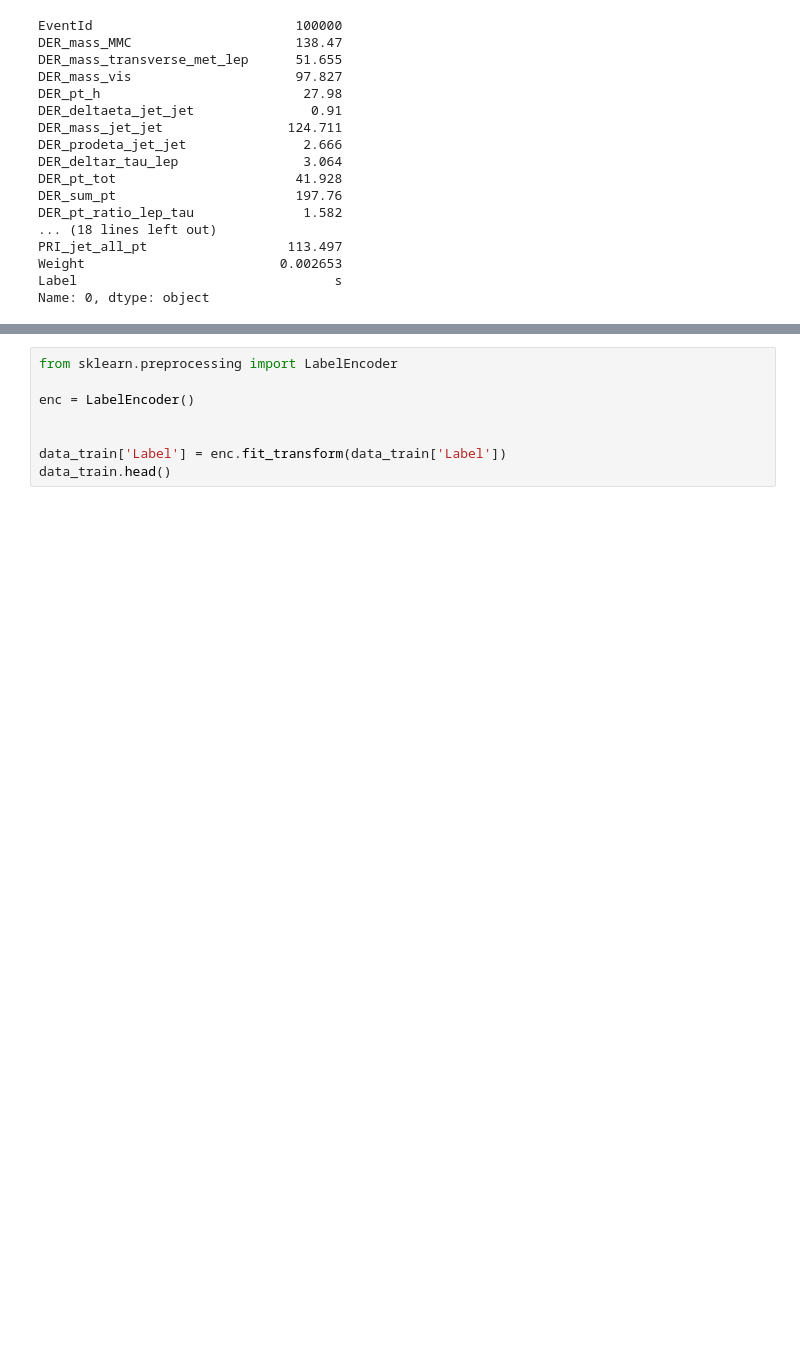
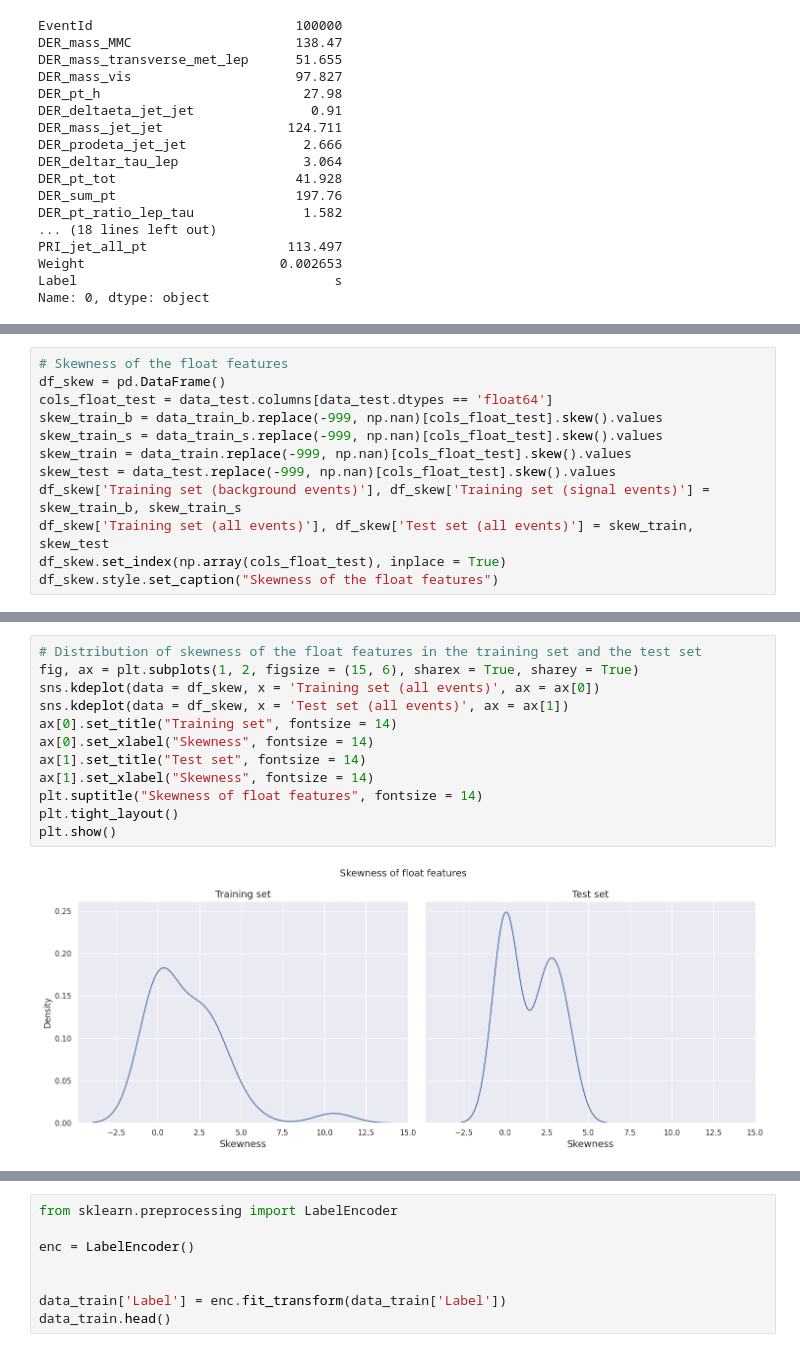
Before and after one commit to AAA530/Higgs_boson_classification, a Jupyter notebook: AI_project_higgs_boson.ipynb, the cells around one changed output, grey strips where cells are left out. Saved outputs shown, nothing was run; the diff lists cells and outputs as text; blank space fills up the shorter version.

```diff
--- a/AI_project_higgs_boson.ipynb
+++ b/AI_project_higgs_boson.ipynb
@@ -129,0 +352,12 @@ Name: 0, dtype: object
+# %%
+# Skewness of the float features
+df_skew = pd.DataFrame()
+cols_float_test = data_test.columns[data_test.dtypes == 'float64']
+skew_train_b = data_train_b.replace(-999, np.nan)[cols_float_test].skew().values
+skew_train_s = data_train_s.replace(-999, np.nan)[cols_float_test].skew().values
+skew_train = data_train.replace(-999, np.nan)[cols_float_test].skew().values
+skew_test = data_test.replace(-999, np.nan)[cols_float_test].skew().values
+df_skew['Training set (background events)'], df_skew['Training set (signal events)'] = skew_train_b, skew_train_s
+df_skew['Training set (all events)'], df_skew['Test set (all events)'] = skew_train, skew_test
+df_skew.set_index(np.array(cols_float_test), inplace = True)
+df_skew.style.set_caption("Skewness of the float features")
@@ -129,0 +383,14 @@ Name: 0, dtype: object
+# %%
+# Distribution of skewness of the float features in the training set and the test set
+fig, ax = plt.subplots(1, 2, figsize = (15, 6), sharex = True, sharey = True)
+sns.kdeplot(data = df_skew, x = 'Training set (all events)', ax = ax[0])
+sns.kdeplot(data = df_skew, x = 'Test set (all events)', ax = ax[1])
+ax[0].set_title("Training set", fontsize = 14)
+ax[0].set_xlabel("Skewness", fontsize = 14)
+ax[1].set_title("Test set", fontsize = 14)
+ax[1].set_xlabel("Skewness", fontsize = 14)
+plt.suptitle("Skewness of float features", fontsize = 14)
+plt.tight_layout()
+plt.show()
+# %% [output]
+[figure, added]
```
Also changed, not shown: parts of 62 cells of this notebook.
